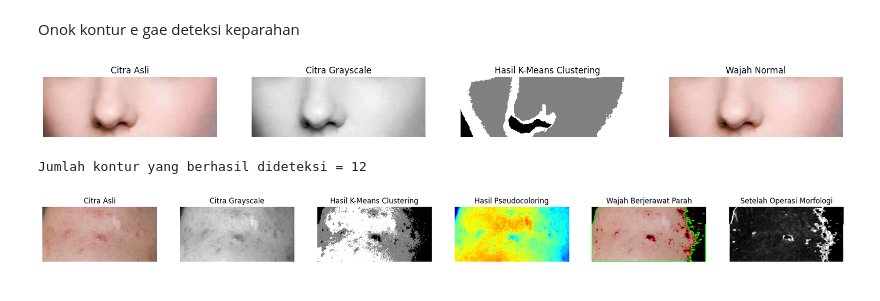
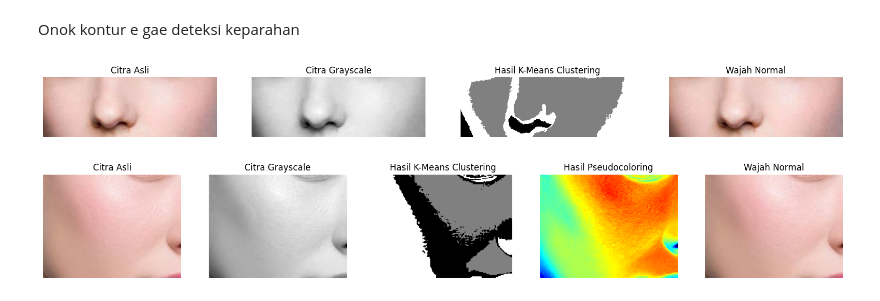
Before and after one commit to heavoice/UAS-PCD-Kelompok-7, a Jupyter notebook: Pengembangan_dari_ilham.ipynb, the cells around one changed output. Saved outputs shown, nothing was run; the diff lists cells and outputs as text; code cells hidden in the pictures.

```diff
--- a/Pengembangan_dari_ilham.ipynb
+++ b/Pengembangan_dari_ilham.ipynb
@@ -525,37 +524,6 @@ def apply_pseudocolor(gray_image):
             pseudocolor_image[gray_image == i] = [255, int(255 - (255 * ((i - 192) / 64))), 0]  # Merah
 
     return pseudocolor_image
-
-    # Fungsi operasi morfologi
-def morphological_operations(edges):
-    """
-    Terapkan operasi morfologi pada hasil deteksi tepi.
-    - Dilasi untuk memperbesar area tepi
-    - Erosi untuk mengurangi noise
-
-    Parameter:
-    edges (np.ndarray): Gambar hasil deteksi tepi.
-
-    Mengembalikan:
-    np.ndarray: Gambar hasil setelah operasi morfologi.
-    """
-    # Definisikan kernel
-    kernel = np.ones((3, 3), np.uint8)
-
-    # Terapkan operasi morfologi
-    edges_dilated = cv2.dilate(edges, kernel, iterations=1)
-    edges_eroded = cv2.erode(edges_dilated, kernel, iterations=1)
-
-    return edges_eroded
-
-# Contoh penggunaan fungsi morfologi
-edges_example = np.array([
-    [0, 0, 0, 0, 0],
-    [0, 255, 255, 255, 0],
-    [0, 255, 0, 255, 0],
-    [0, 255, 255, 255, 0],
-    [0, 0, 0, 0, 0]
-], dtype=np.uint8)
 
 # Kelas untuk K-Means
 class KMeans:
@@ -625,19 +593,7 @@ def display_images(original, grayscale, clustered, pseudocolor, result, result_t
     plt.axis('off')
     plt.title(result_title)
 
-    plt.subplot(1, 6, 6)
-    plt.imshow(edges_processed, cmap='gray')
-    plt.title('Setelah Operasi Morfologi')
-    plt.axis('off')
-
     plt.show()
-
-# Fungsi operasi morfologi
-def morphological_operations(edges):
-    kernel = np.ones((3, 3), np.uint8)
-    edges = cv2.morphologyEx(edges, cv2.MORPH_CLOSE, kernel)
-    edges = cv2.morphologyEx(edges, cv2.MORPH_ERODE, kernel)
-    return edges
 
 def determine_result(image_np, clustered_image, kmeans_centroids):
     unique, counts = np.unique(clustered_image, return_counts=True)
@@ -664,9 +620,7 @@ def determine_result(image_np, clustered_image, kmeans_centroids):
 
         edges = edges_x + edges_y
         edges[edges > 255] = 255  # Memastikan nilai maksimal adalah 255
-
-        # Terapkan operasi morfologi
-        edges_processed = morphological_operations(edges.astype(np.uint8))
+        edges_processed = (edges.astype(np.uint8))
 
         # Menggabungkan tepi dengan gambar asli
         edges = edges.astype(np.uint8)
@@ -676,33 +630,32 @@ def determine_result(image_np, clustered_image, kmeans_centroids):
         # Menambahkan kontur pada hasil deteksi tepi Sobel
         contours, _ = cv2.findContours(edges_processed, cv2.RETR_EXTERNAL, cv2.CHAIN_APPROX_SIMPLE)
         cv2.drawContours(result_image, contours, -1, (0, 255, 0), 2)  # Kontur berwarna hijau
 
         # Identifikasi tingkat keparahan jerawat berdasarkan jumlah kontur
         num_contours = len(contours)
         if num_contours >= 1 and num_contours <= 4:
             result_title = 'Wajah Berjerawat Ringan'
             print("Jumlah kontur yang berhasil dideteksi = " + str(len(contours)))
         elif num_contours > 4 and num_contours <= 10:
             result_title = 'Wajah Berjerawat Sedang'
             print("Jumlah kontur yang berhasil dideteksi = " + str(len(contours)))
         else:
             result_title = 'Wajah Berjerawat Parah'
             print("Jumlah kontur yang berhasil dideteksi = " + str(len(contours)))
 
     return result_image, result_title, edges_processed
 
 
 # Menyesuaikan dengan path image
-image_path = '/content/WajahJerawat7.jpg'
+image_path = 'WajahNormal1.jpg'
 
 # Main execution
 image = load_image(image_path)
 image_np = np.array(image)
 gray_image = convert_to_grayscale(image_np)
 clustered_image, kmeans_centroids = perform_kmeans(gray_image, k=3, seed=42)
 pseudocolor_image = apply_pseudocolor(gray_image)
 result_image, result_title, edges_processed = determine_result(image_np, clustered_image, kmeans_centroids)
 display_images(image, gray_image, clustered_image, pseudocolor_image, result_image, result_title, edges_processed)
 # %% [output]
-Jumlah kontur yang berhasil dideteksi = 12
-[figure, old version]
+[figure, new version]
```
Also changed, not shown: parts of 1 cell of this notebook.
